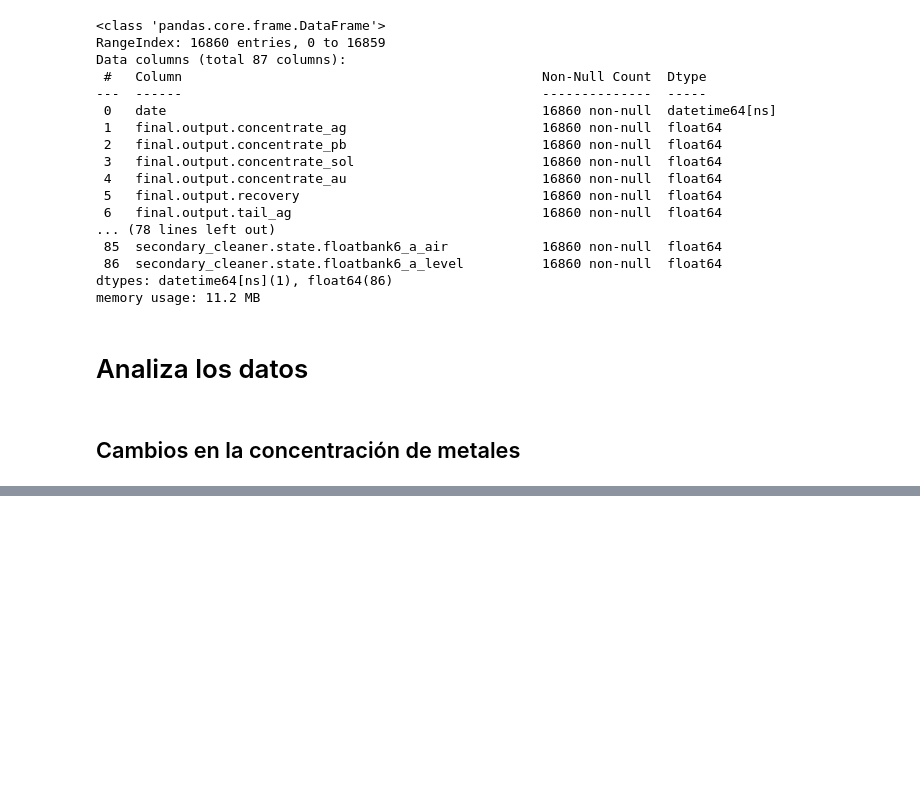
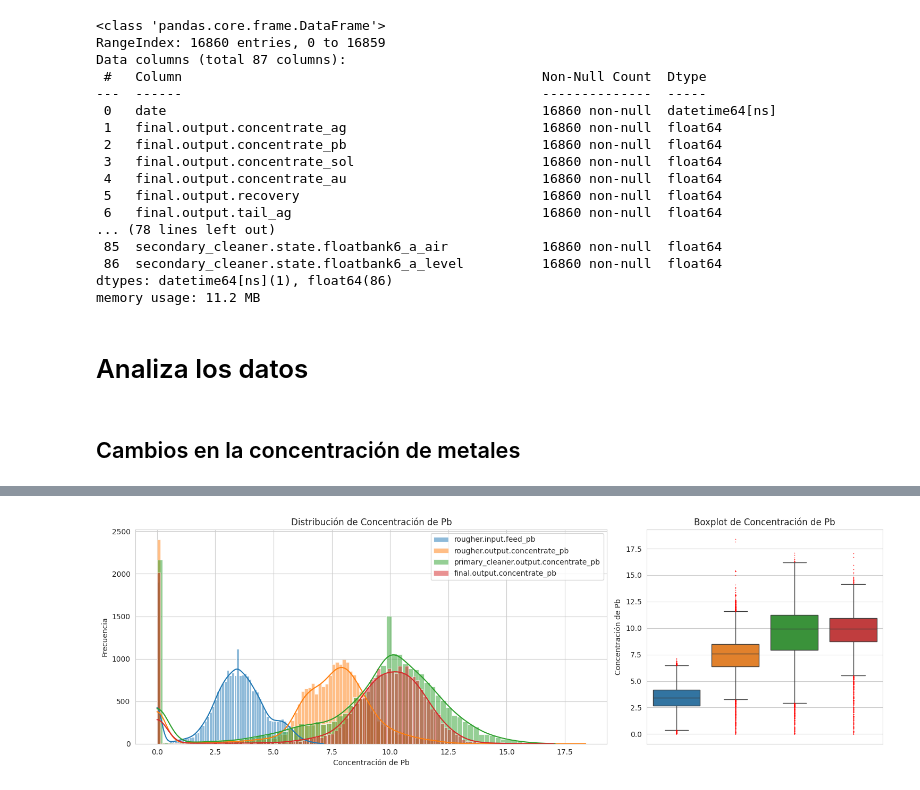
Before and after one commit to Davichobacter/data_science_tt, a Jupyter notebook: Sprint_13/notebook.ipynb, the cells around one changed output, grey strips where cells are left out. Cells and saved outputs as stored; diff of their text form; code cells hidden in the pictures; blank space fills up the shorter version.

```diff
--- a/Sprint_13/notebook.ipynb
+++ b/Sprint_13/notebook.ipynb
@@ -313,0 +367,4 @@ memory usage: 11.2 MB
+# %%
+graficar_concentraciones(gold_recovery_full, elementos["Plomo"])
+# %% [output]
+[figure, added]
```
Also changed, not shown: parts of 5 cells of this notebook.
